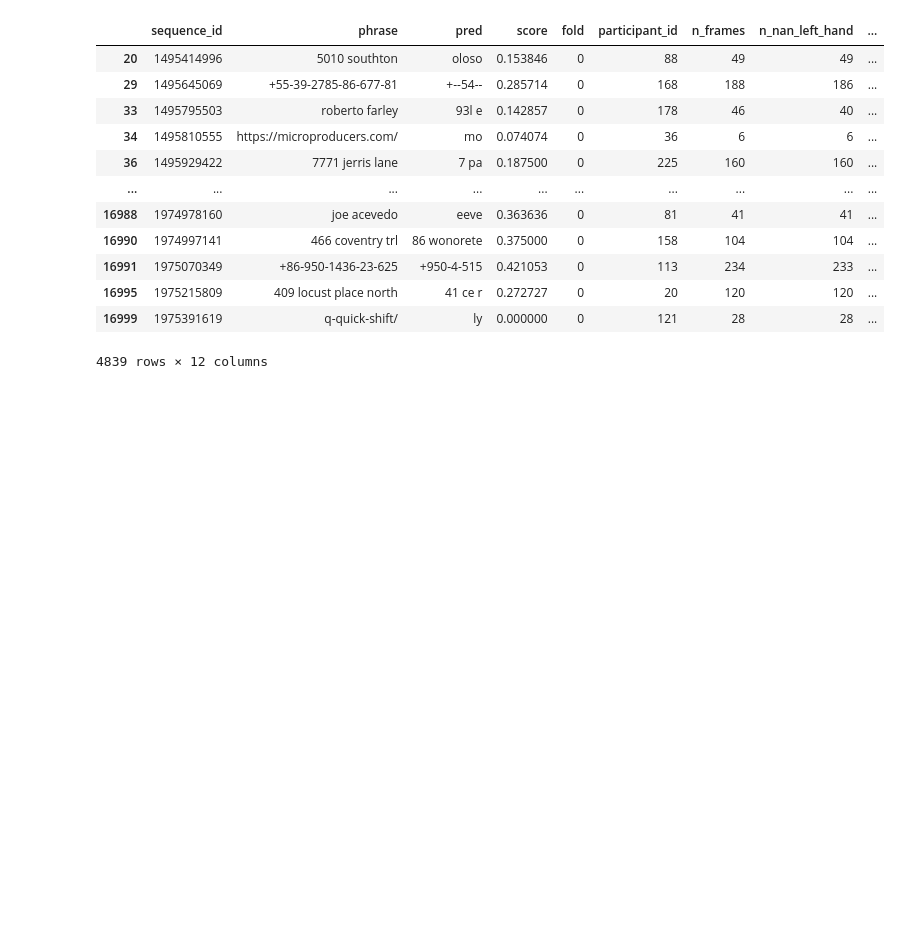
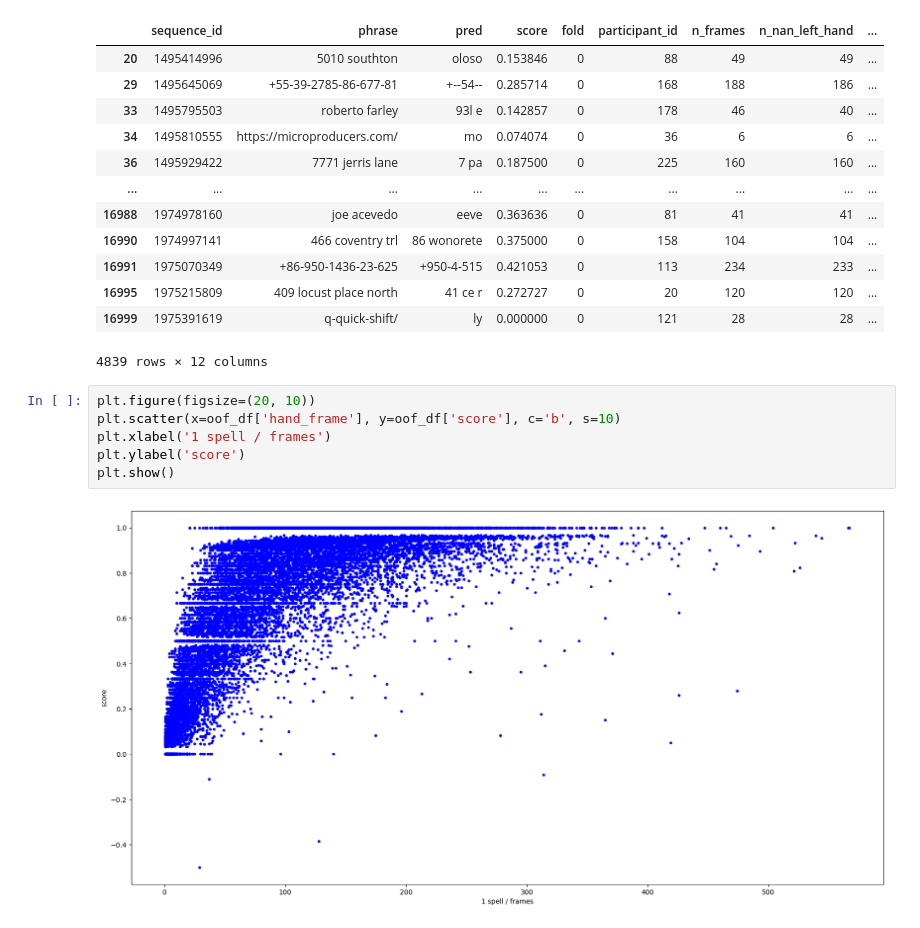
Before and after one commit to Luka-Magic/kaggle_asl2, a Jupyter notebook: exp/exp0004/check_oof.ipynb, the cells around one changed output. Saved outputs shown, nothing was run; the diff lists cells and outputs as text; blank space fills up the shorter version.

```diff
--- a/exp/exp0004/check_oof.ipynb
+++ b/exp/exp0004/check_oof.ipynb
@@ -193,3 +193,11 @@ oof_df.query('hand_frame/ len_phrase <= 2.5')
 | 16995 | 1975215809 | 409 locust place north | 41 ce r | 0.272727 | 0 | 20 | 120 | 120 | ... |
 | 16999 | 1975391619 | q-quick-shift/ | ly | 0.000000 | 0 | 121 | 28 | 28 | ... |
 4839 rows × 12 columns
+# %%
+plt.figure(figsize=(20, 10))
+plt.scatter(x=oof_df['hand_frame'], y=oof_df['score'], c='b', s=10)
+plt.xlabel('1 spell / frames')
+plt.ylabel('score')
+plt.show()
+# %% [output]
+[figure, added]
```
Also changed, not shown: 1 other file.
